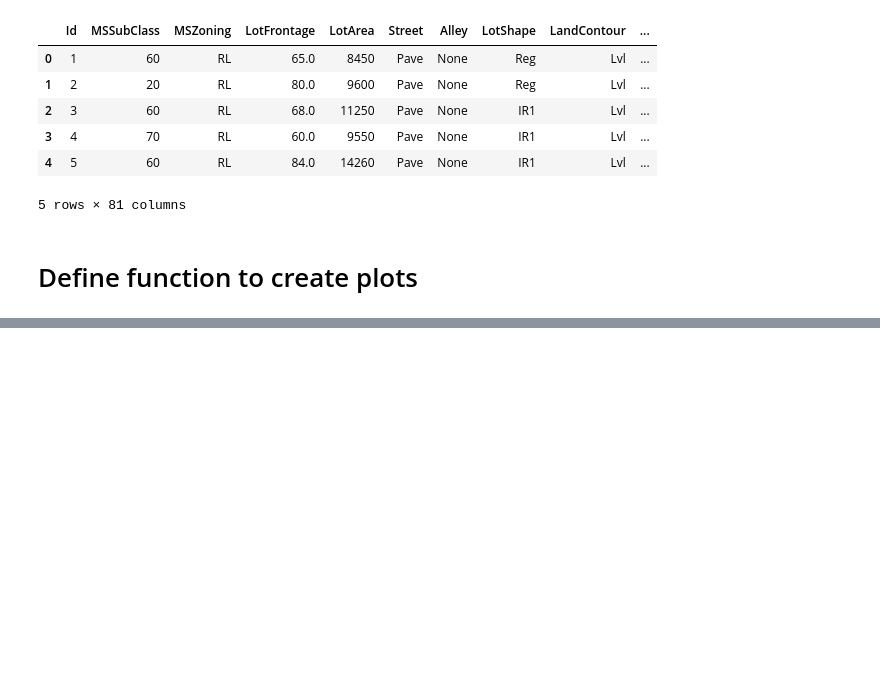
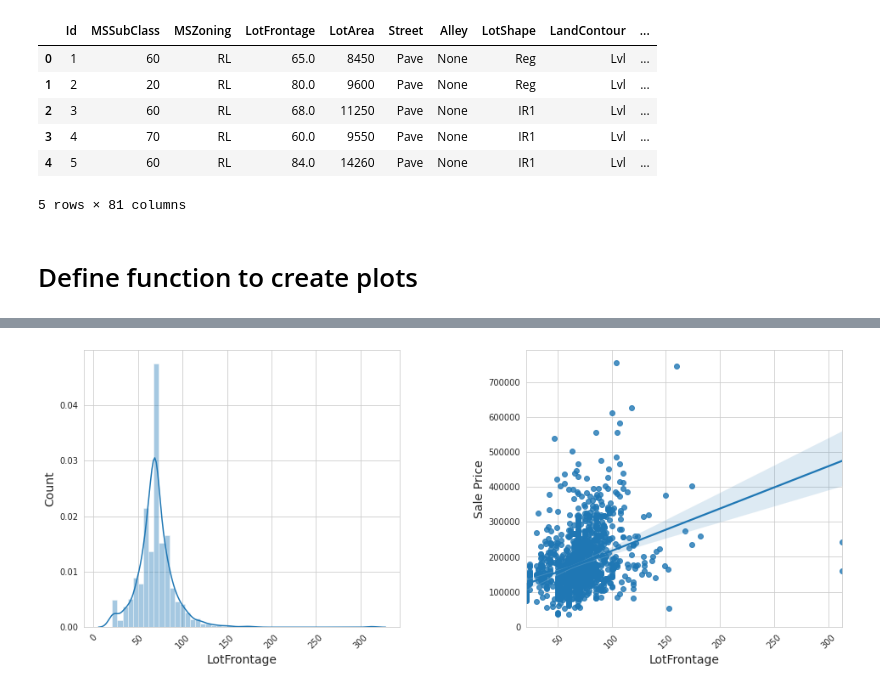
Before and after one commit to s-mushnoori/ames-housing, a Jupyter notebook: 01_EDA.ipynb, the cells around one changed output, grey strips where cells are left out. Saved outputs shown, nothing was run; the diff lists cells and outputs as text; code cells hidden in the pictures; blank space fills up the shorter version.

```diff
--- a/01_EDA.ipynb
+++ b/01_EDA.ipynb
@@ -78,0 +79,4 @@ plot_feature(df_train, 'MSZoning')
+# %%
+plot_feature(df_train, 'LotFrontage')
+# %% [output]
+[figure, added]
```
Also changed, not shown: parts of 30 cells of this notebook.
